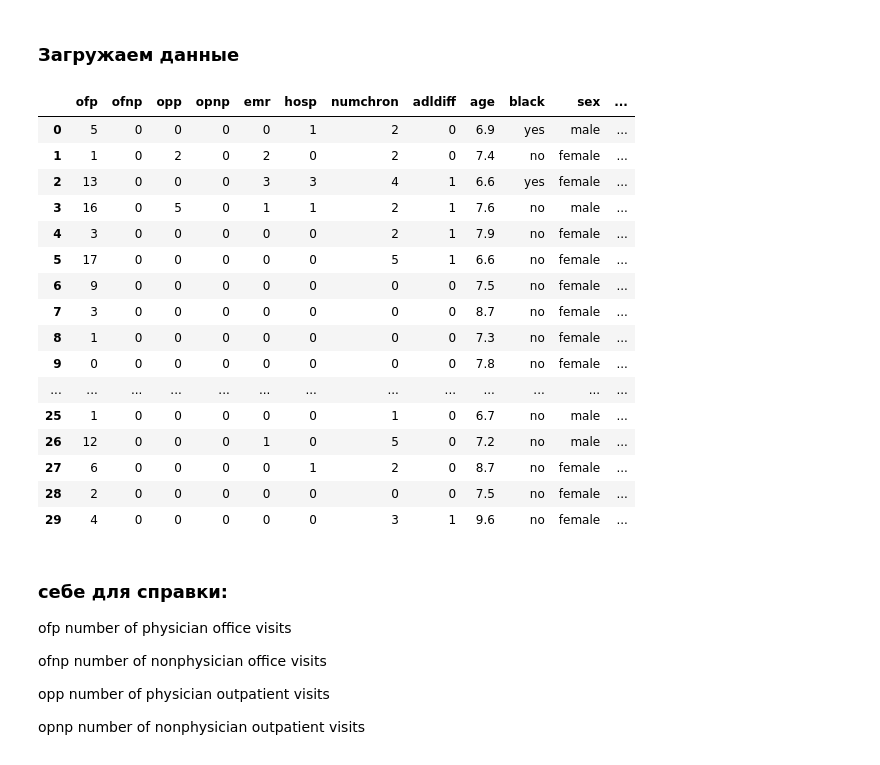
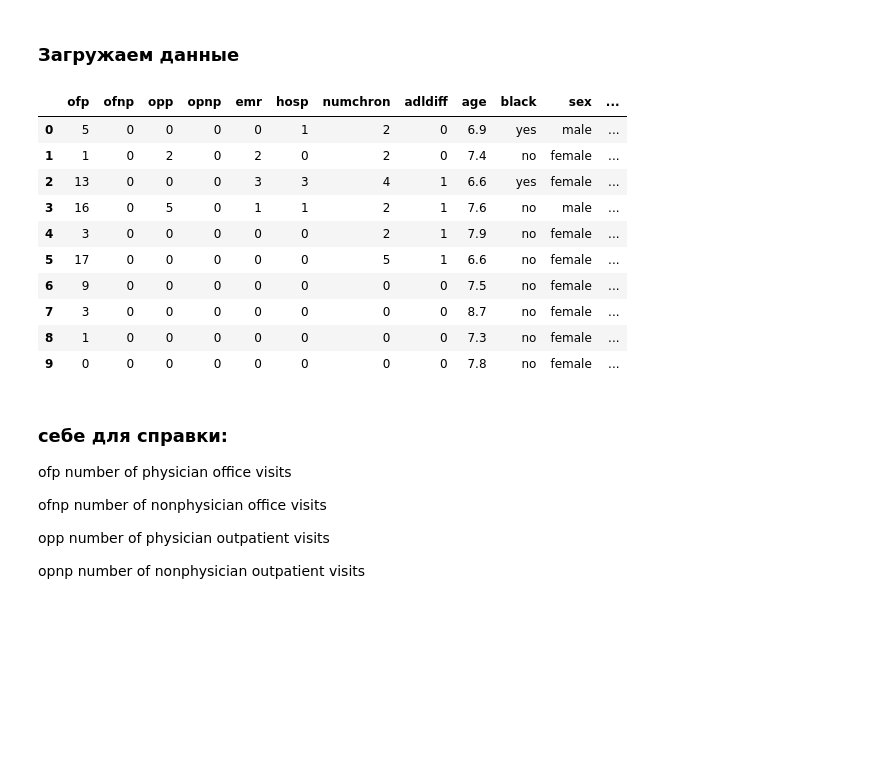
Before and after one commit to vpshenichnii/Innopolis-2024PVA, a Jupyter notebook: midterm_assest_Pshenichnii.ipynb, the cells around one changed output. Drawn from its saved outputs; the diff is of its cells as text; code cells hidden in the pictures; blank space fills up the shorter version.

```diff
--- a/midterm_assest_Pshenichnii.ipynb
+++ b/midterm_assest_Pshenichnii.ipynb
@@ -8,27 +8,21 @@ from scipy import stats
 # %%
 item = 'OFP' # Выбрать из поля Item для вашего датасета
 package = 'Ecdat' # Выбрать из поля Package для вашего датасета
 
 df = sm.datasets.get_rdataset(item, package , cache=True).data
-df.head(30)
+df.head(10)
 # %% [output]
 |  | ofp | ofnp | opp | opnp | emr | hosp | numchron | adldiff | age | black | sex | ... |
 | 0 | 5 | 0 | 0 | 0 | 0 | 1 | 2 | 0 | 6.9 | yes | male | ... |
 | 1 | 1 | 0 | 2 | 0 | 2 | 0 | 2 | 0 | 7.4 | no | female | ... |
 | 2 | 13 | 0 | 0 | 0 | 3 | 3 | 4 | 1 | 6.6 | yes | female | ... |
 | 3 | 16 | 0 | 5 | 0 | 1 | 1 | 2 | 1 | 7.6 | no | male | ... |
 | 4 | 3 | 0 | 0 | 0 | 0 | 0 | 2 | 1 | 7.9 | no | female | ... |
 | 5 | 17 | 0 | 0 | 0 | 0 | 0 | 5 | 1 | 6.6 | no | female | ... |
 | 6 | 9 | 0 | 0 | 0 | 0 | 0 | 0 | 0 | 7.5 | no | female | ... |
 | 7 | 3 | 0 | 0 | 0 | 0 | 0 | 0 | 0 | 8.7 | no | female | ... |
 | 8 | 1 | 0 | 0 | 0 | 0 | 0 | 0 | 0 | 7.3 | no | female | ... |
 | 9 | 0 | 0 | 0 | 0 | 0 | 0 | 0 | 0 | 7.8 | no | female | ... |
-| ... | ... | ... | ... | ... | ... | ... | ... | ... | ... | ... | ... | ... |
-| 25 | 1 | 0 | 0 | 0 | 0 | 0 | 1 | 0 | 6.7 | no | male | ... |
-| 26 | 12 | 0 | 0 | 0 | 1 | 0 | 5 | 0 | 7.2 | no | male | ... |
-| 27 | 6 | 0 | 0 | 0 | 0 | 1 | 2 | 0 | 8.7 | no | female | ... |
-| 28 | 2 | 0 | 0 | 0 | 0 | 0 | 0 | 0 | 7.5 | no | female | ... |
-| 29 | 4 | 0 | 0 | 0 | 0 | 0 | 3 | 1 | 9.6 | no | female | ... |
 # %% [markdown]
 ### себе для справки:
 ofp
```
Also changed, not shown: parts of 36 cells of this notebook.
